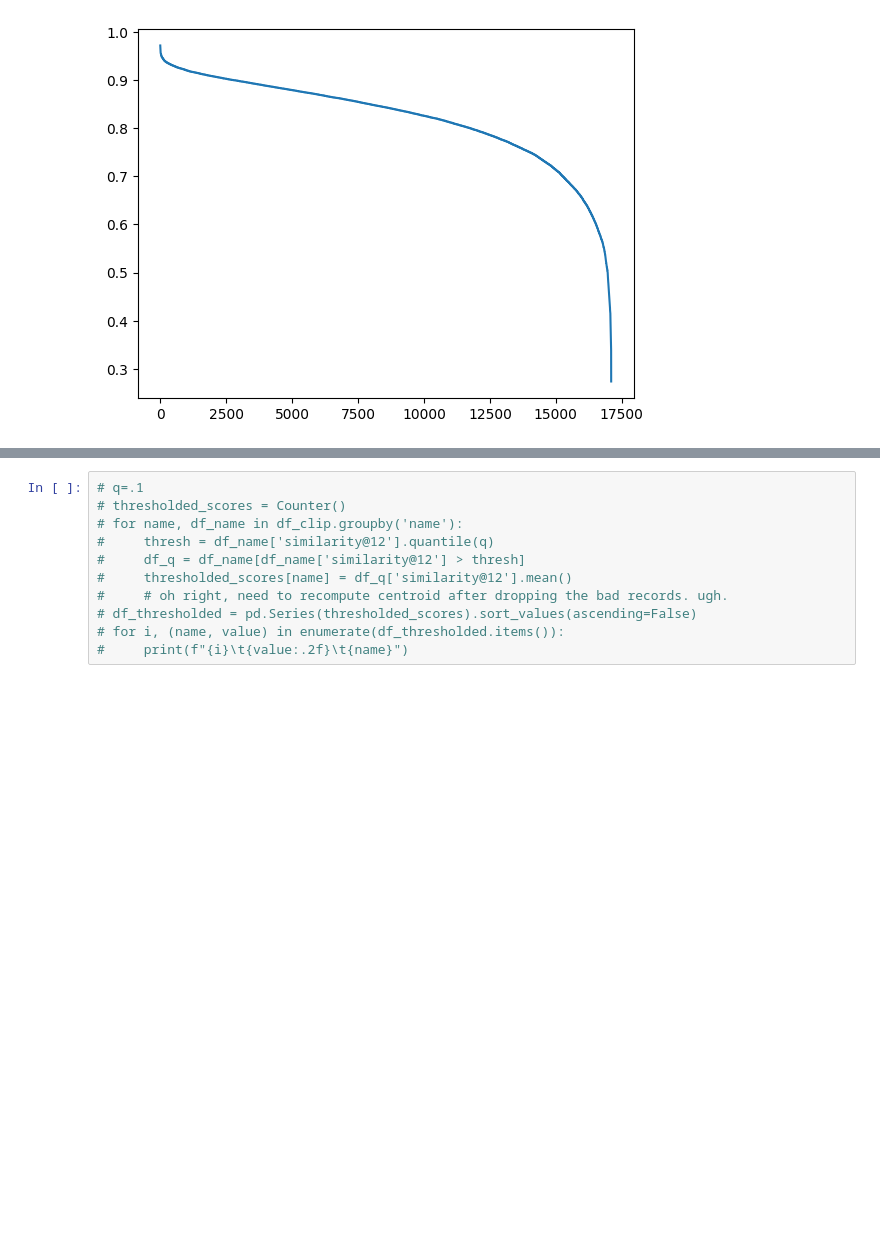
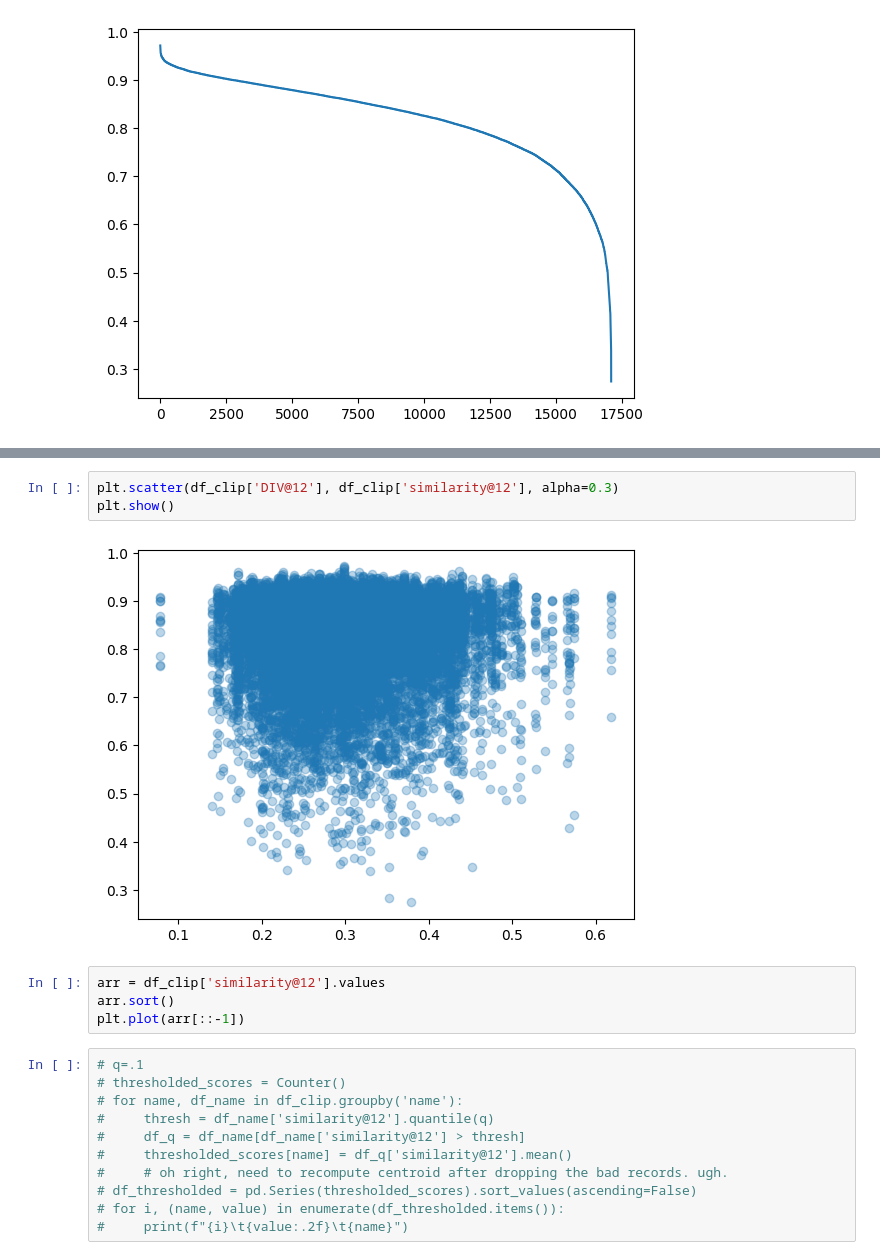
Before and after one commit to dmarx/whats-in-a-name, a Jupyter notebook: gpt-diversity-sample.ipynb, the cells around one changed output, grey strips where cells are left out. Drawn from its saved outputs; the diff is of its cells as text; blank space fills up the shorter version.

```diff
--- a/gpt-diversity-sample.ipynb
+++ b/gpt-diversity-sample.ipynb
@@ -305,3 +350,12 @@ plt.plot(arr[::-1])
+# %%
+plt.scatter(df_clip['DIV@12'], df_clip['similarity@12'], alpha=0.3)
+plt.show()
+# %% [output]
+[figure, added]
+# %%
+arr = df_clip['similarity@12'].values
+arr.sort()
+plt.plot(arr[::-1])
 # %%
 # q=.1
 # thresholded_scores = Counter()
```
Also changed, not shown: parts of 12 cells of this notebook.
